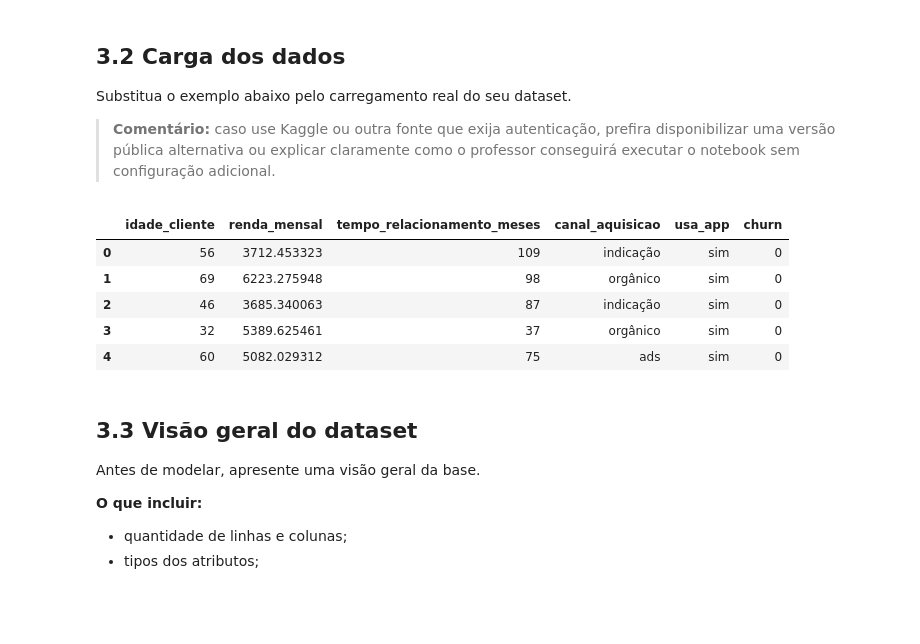
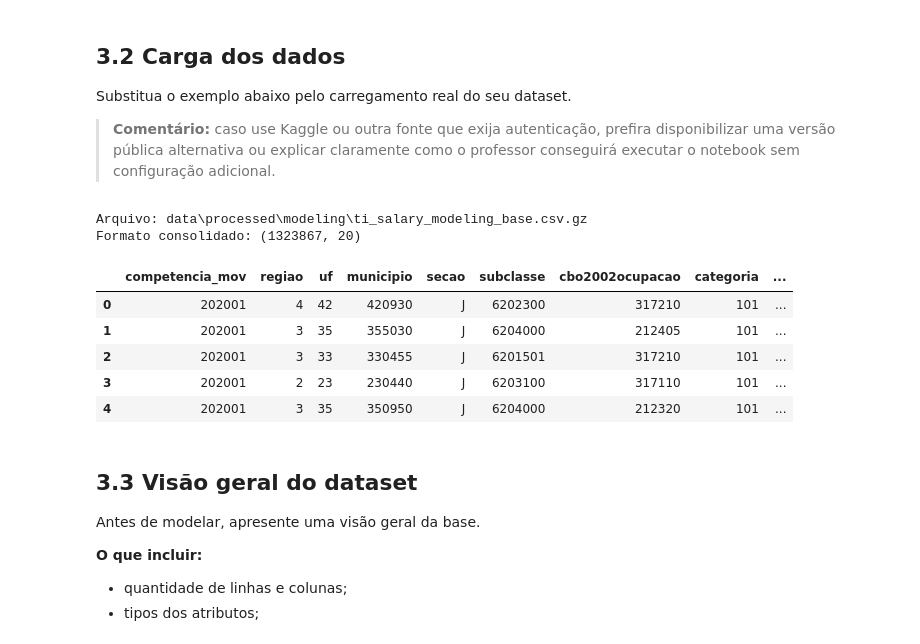
Before and after one commit to MonneratRJ/mvp-salarios, a Jupyter notebook: mvp_salary_estimation.ipynb, the cells around one changed output. Saved outputs shown, nothing was run; the diff lists cells and outputs as text; code cells hidden in the pictures; blank space fills up the shorter version.

```diff
--- a/mvp_salary_estimation.ipynb
+++ b/mvp_salary_estimation.ipynb
@@ -218,34 +221,45 @@ Substitua o exemplo abaixo pelo carregamento real do seu dataset.
 > **Comentário:** caso use Kaggle ou outra fonte que exija autenticação, prefira disponibilizar uma versão pública alternativa ou explicar claramente como o professor conseguirá executar o notebook sem configuração adicional.
 # %%
 # === Carga dos dados ===
-DATA_PATH = Path("data/processed/modeling/ti_salary_modeling_base.csv")
-assert DATA_PATH.exists(), f"Arquivo nao encontrado: {DATA_PATH}"
+from pathlib import Path
 
+import pandas as pd
+
+preferred_data_paths = [
+    Path("data/processed/modeling/ti_salary_modeling_base.csv.gz"),
+    Path("data/processed/modeling/ti_salary_modeling_base.csv"),
+]
+DATA_PATH = next((path for path in preferred_data_paths if path.exists()), None)
+assert DATA_PATH is not None, f"Arquivo nao encontrado. Procurados: {preferred_data_paths}"
+
+# Manter o desdobramento numérico de ano e mês e remover as colunas de tempo em string.
 categorical_columns = [
-    "competencia_mov", "regiao", "uf", "municipio", "secao", "subclasse",
+    "regiao", "uf", "municipio", "secao", "subclasse",
     "cbo2002ocupacao", "categoria", "grau_de_instrucao", "raca_cor",
-    "sexo", "tipo_de_deficiencia", "ind_trab_parcial", "indicador_aprendiz", "ano_mes"
+    "sexo", "tipo_de_deficiencia", "ind_trab_parcial", "indicador_aprendiz"
 ]
 numeric_columns = ["idade", "horas_contratuais", "salario", "ano", "mes"]
 
 df = pd.read_csv(DATA_PATH)
 for col in categorical_columns:
     df[col] = df[col].astype("string")
 for col in numeric_columns:
     df[col] = pd.to_numeric(df[col], errors="coerce")
 
 df = df.drop_duplicates().reset_index(drop=True)
 
 print("Arquivo:", DATA_PATH)
 print("Formato consolidado:", df.shape)
 df.head()
 # %% [output]
+Arquivo: data\processed\modeling\ti_salary_modeling_base.csv.gz
+Formato consolidado: (1323867, 20)
-|  | idade_cliente | renda_mensal | tempo_relacionamento_meses | canal_aquisicao | usa_app | churn |
-| 0 | 56 | 3712.453323 | 109 | indicação | sim | 0 |
-| 1 | 69 | 6223.275948 | 98 | orgânico | sim | 0 |
-| 2 | 46 | 3685.340063 | 87 | indicação | sim | 0 |
-| 3 | 32 | 5389.625461 | 37 | orgânico | sim | 0 |
-| 4 | 60 | 5082.029312 | 75 | ads | sim | 0 |
+|  | competencia_mov | regiao | uf | municipio | secao | subclasse | cbo2002ocupacao | categoria | ... |
+| 0 | 202001 | 4 | 42 | 420930 | J | 6202300 | 317210 | 101 | ... |
+| 1 | 202001 | 3 | 35 | 355030 | J | 6204000 | 212405 | 101 | ... |
+| 2 | 202001 | 3 | 33 | 330455 | J | 6201501 | 317210 | 101 | ... |
+| 3 | 202001 | 2 | 23 | 230440 | J | 6203100 | 317110 | 101 | ... |
+| 4 | 202001 | 3 | 35 | 350950 | J | 6204000 | 212320 | 101 | ... |
 # %% [markdown]
 ## 3.3 Visão geral do dataset
 
```
Also changed, not shown: parts of 18 cells of this notebook.
